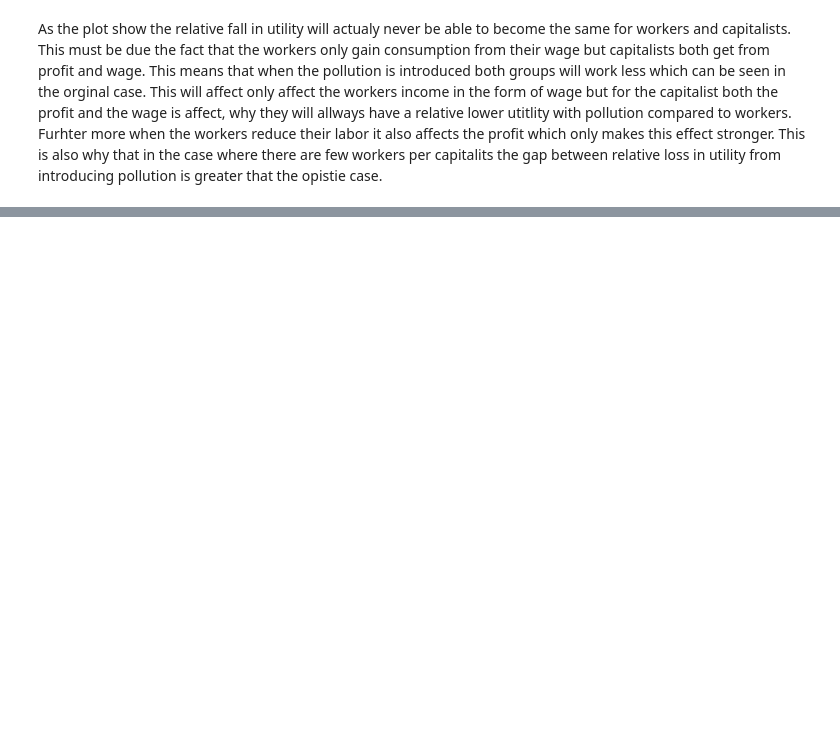
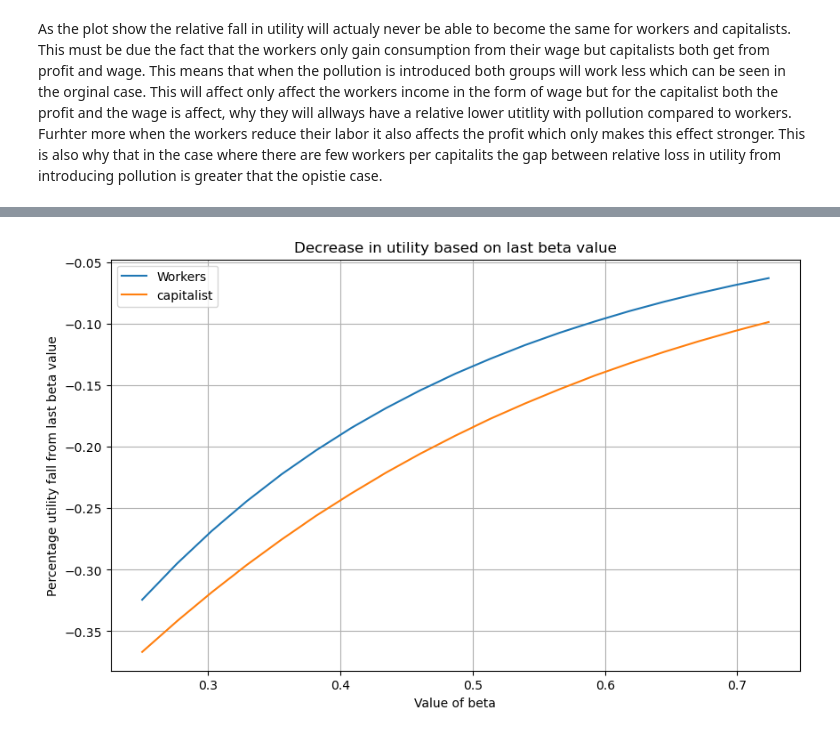
Before and after one commit to NumEconCopenhagen/projects-2024-andy-og-birdy, a Jupyter notebook: modelproject/modelproject.ipynb, the cells around one changed output, grey strips where cells are left out. Saved outputs shown, nothing was run; the diff lists cells and outputs as text; code cells hidden in the pictures; blank space fills up the shorter version.

```diff
--- a/modelproject/modelproject.ipynb
+++ b/modelproject/modelproject.ipynb
@@ -189,0 +219,23 @@ As the plot show the relative fall in utility will actualy never be able to beco
+# %%
+
+utility_w_workers_change_in_beta = []
+utility_c_workers_change_in_beta = []
+polition_beta =[]
+labor = []
+
+# Generating a list of beta values from 0.75 to 0.25
+betas = [0.75 - i * (0.75 - 0.25) / 19 for i in range(20)]
+
+for i in betas:
+    run_simulation_beta(i)
+
+
+# Calculating percentage change in utility for workers and capitalists
+change_utility_w_workers_change_in_beta = []
+change_utility_c_workers_change_in_beta = []
+
+for i in range(1, len(utility_w_workers_change_in_beta)):
+    change_utility_w_workers_change_in_beta.append(((utility_w_workers_change_in_beta[i])-(utility_w_workers_change_in_beta[i - 1]))/abs(utility_w_workers_change_in_beta[i - 1])*100)
+
+for i in range(1, len(utility_c_workers_change_in_beta)):
+    change_utility_c_workers_change_in_beta.append(((utility_c_workers_change_in_beta[i])-(utility_c_workers_change_in_beta[i - 1]))/abs(utility_c_workers_change_in_beta[i - 1])*100)
@@ -189,0 +260,15 @@ As the plot show the relative fall in utility will actualy never be able to beco
+# %%
+betas_2  = betas[1:20]
+
+# Plot the results
+plt.figure(figsize=(10, 6))
+plt.plot(betas_2, change_utility_w_workers_change_in_beta, label='Workers')
+plt.plot(betas_2, change_utility_c_workers_change_in_beta, label='capitalist')
+plt.title('Decrease in utility based on last beta value')
+plt.xlabel('Value of beta')
+plt.ylabel('Percentage utility fall from last beta value')
+plt.legend()
+plt.grid(True)
+plt.show()
+# %% [output]
+[figure, added]
```
Also changed, not shown: parts of 14 cells of this notebook.
